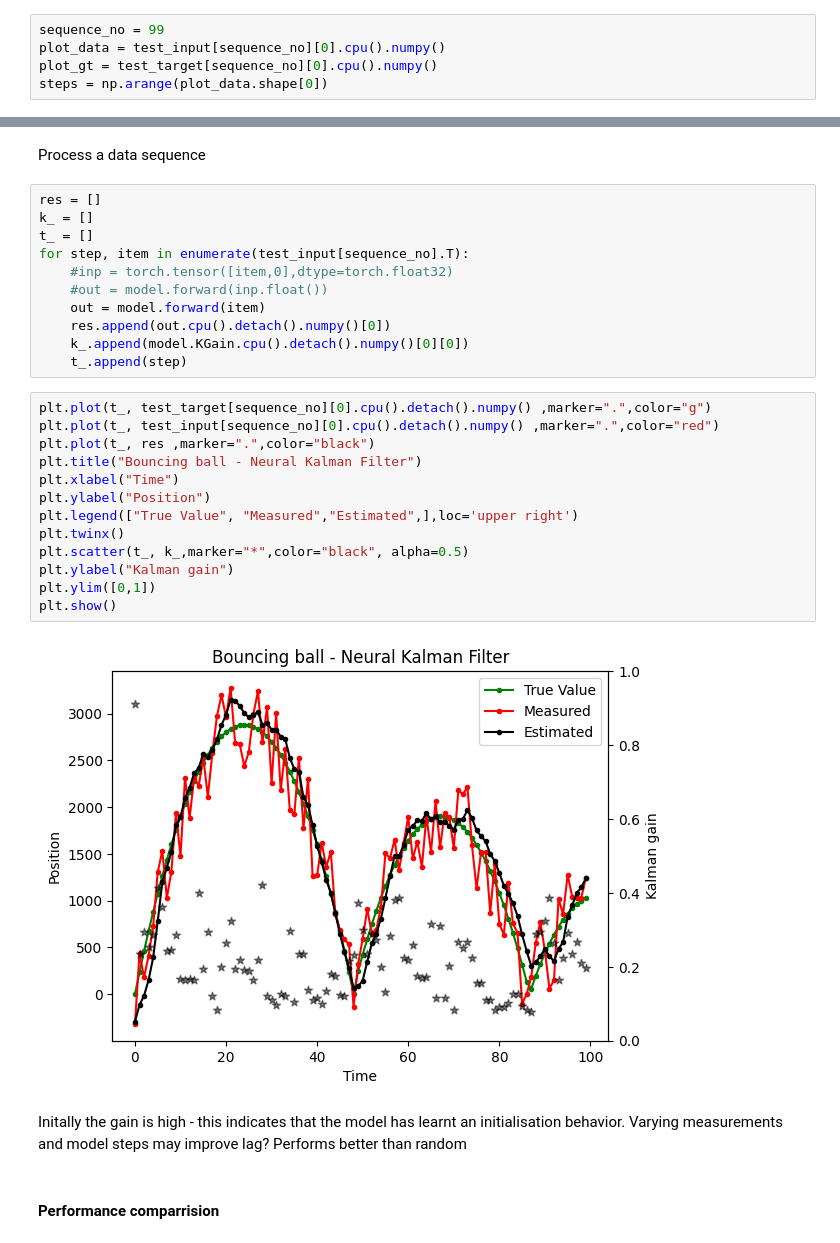
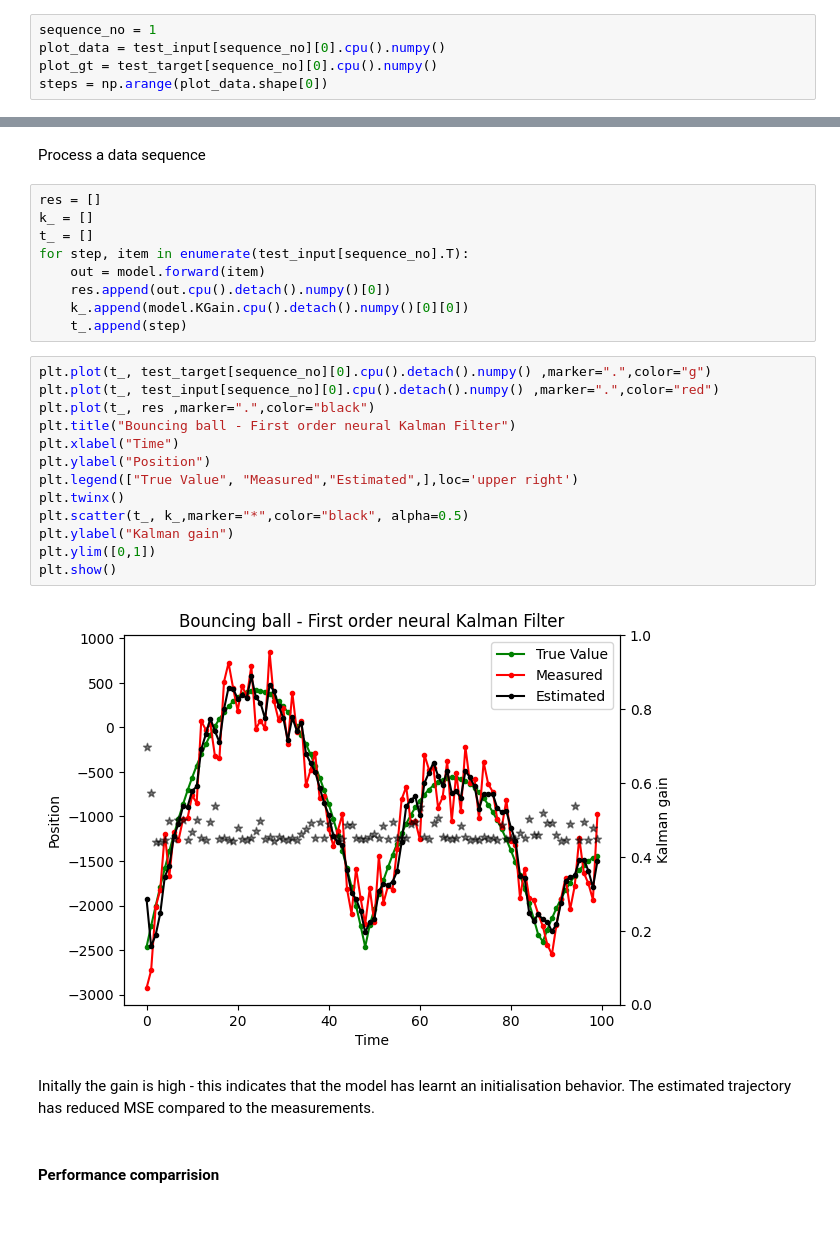
Before and after one commit to 262882/myKalmanFIlter, a Jupyter notebook: kalmanFilteringNeural.ipynb, the cells around one changed output, grey strips where cells are left out. Drawn from its saved outputs; the diff is of its cells as text.

Commit message:
Investigate kalman signals for neural approach

```diff
--- a/kalmanFilteringNeural.ipynb
+++ b/kalmanFilteringNeural.ipynb
@@ -18,7 +18,7 @@ from gen_dataset import gen_dataset
 # %%
 [train_input, train_target, cv_input, cv_target, test_input, test_target] = DataLoader('./datasets/para.pt')
 # %%
-sequence_no = 99
+sequence_no = 1
 plot_data = test_input[sequence_no][0].cpu().numpy()
 plot_gt = test_target[sequence_no][0].cpu().numpy()
 steps = np.arange(plot_data.shape[0])
@@ -101,8 +146,6 @@ res = []
 k_ = []
 t_ = []
 for step, item in enumerate(test_input[sequence_no].T):
-    #inp = torch.tensor([item,0],dtype=torch.float32)
-    #out = model.forward(inp.float())
     out = model.forward(item)
     res.append(out.cpu().detach().numpy()[0])
     k_.append(model.KGain.cpu().detach().numpy()[0][0])
@@ -110,20 +153,20 @@ for step, item in enumerate(test_input[sequence_no].T):
 # %%
 plt.plot(t_, test_target[sequence_no][0].cpu().detach().numpy() ,marker=".",color="g")
 plt.plot(t_, test_input[sequence_no][0].cpu().detach().numpy() ,marker=".",color="red")
 plt.plot(t_, res ,marker=".",color="black")
-plt.title("Bouncing ball - Neural Kalman Filter")
+plt.title("Bouncing ball - First order neural Kalman Filter")
 plt.xlabel("Time")
 plt.ylabel("Position")
 plt.legend(["True Value", "Measured","Estimated",],loc='upper right')
 plt.twinx()
 plt.scatter(t_, k_,marker="*",color="black", alpha=0.5)
 plt.ylabel("Kalman gain")
 plt.ylim([0,1])
 plt.show()
 # %% [output]
-[figure, old version]
+[figure, new version]
 # %% [markdown]
-Initally the gain is high - this indicates that the model has learnt an initialisation behavior. Varying measurements and model steps may improve lag? Performs better than random
+Initally the gain is high - this indicates that the model has learnt an initialisation behavior. The estimated trajectory has reduced MSE compared to the measurements.
 # %% [markdown]
 #### Performance comparrision
 # %%
```
Also changed, not shown: parts of 13 cells of this notebook, 4 other files.
